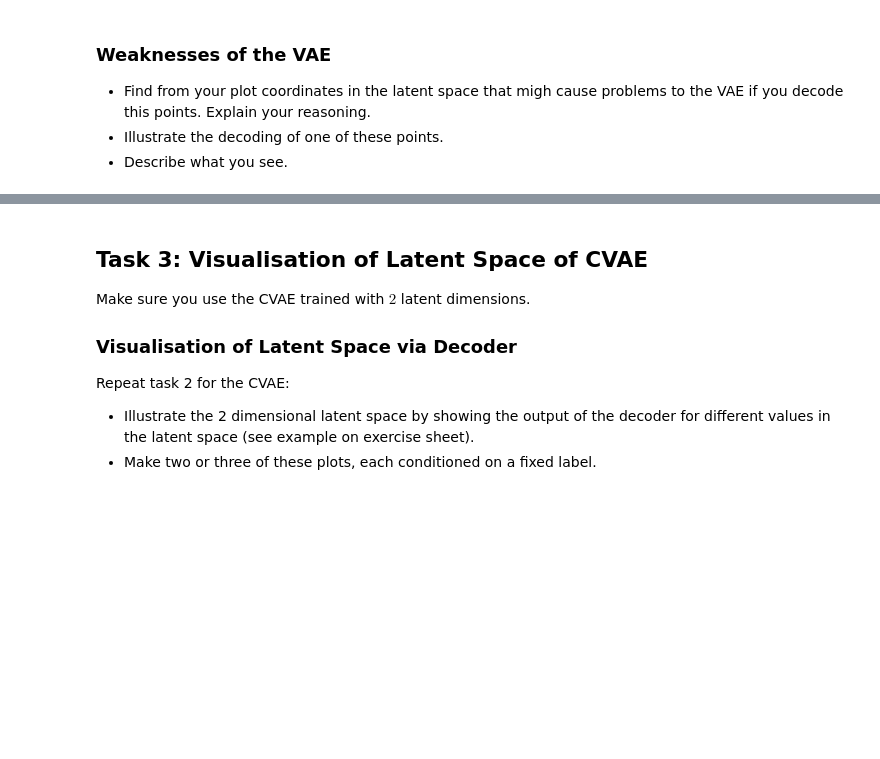
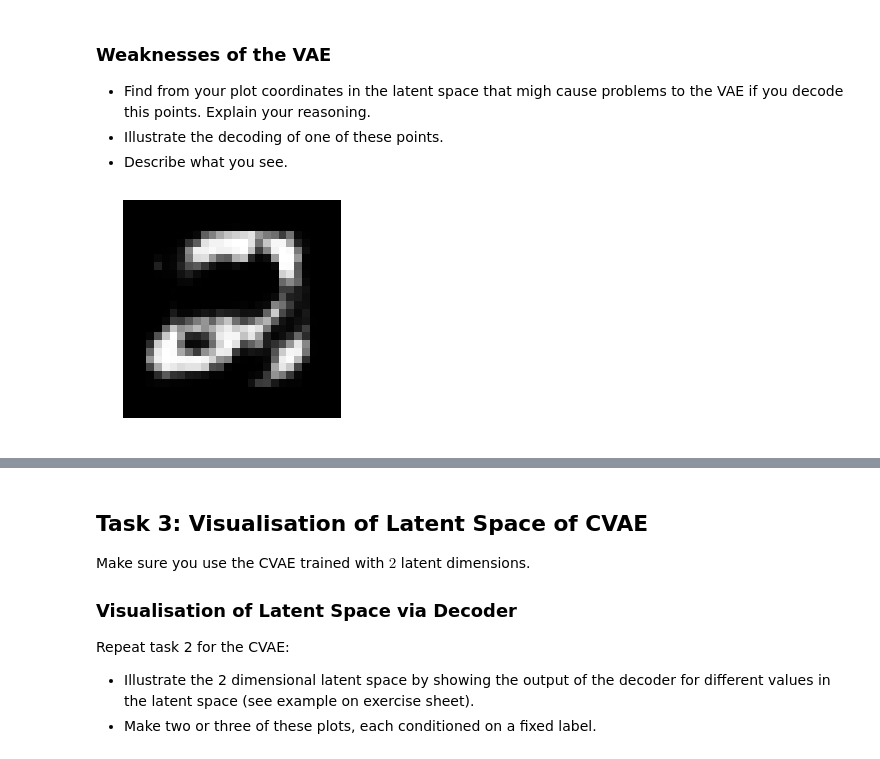
Before and after one commit to ml4cdeca/AdvancedMachineLearning, a Jupyter notebook: exercise05/cvae.ipynb, the cells around one changed output, grey strips where cells are left out. Cells and saved outputs as stored; diff of their text form; code cells hidden in the pictures; blank space fills up the shorter version.

```diff
--- a/exercise05/cvae.ipynb
+++ b/exercise05/cvae.ipynb
@@ -539,0 +576,8 @@ In the following, you should visualize the latent space directly.
+# %%
+def plot_from_latent(x,y):
+    plt.imshow(vae.decoder(torch.tensor([x,y]).float().to(device)).detach().cpu().numpy().reshape(28,28),cmap='gray')
+    plt.axis('off')
+# %%
+plot_from_latent(-2,-4)
+# %% [output]
+[figure, added]
```
Also changed, not shown: parts of 14 cells of this notebook, 1 other file.
